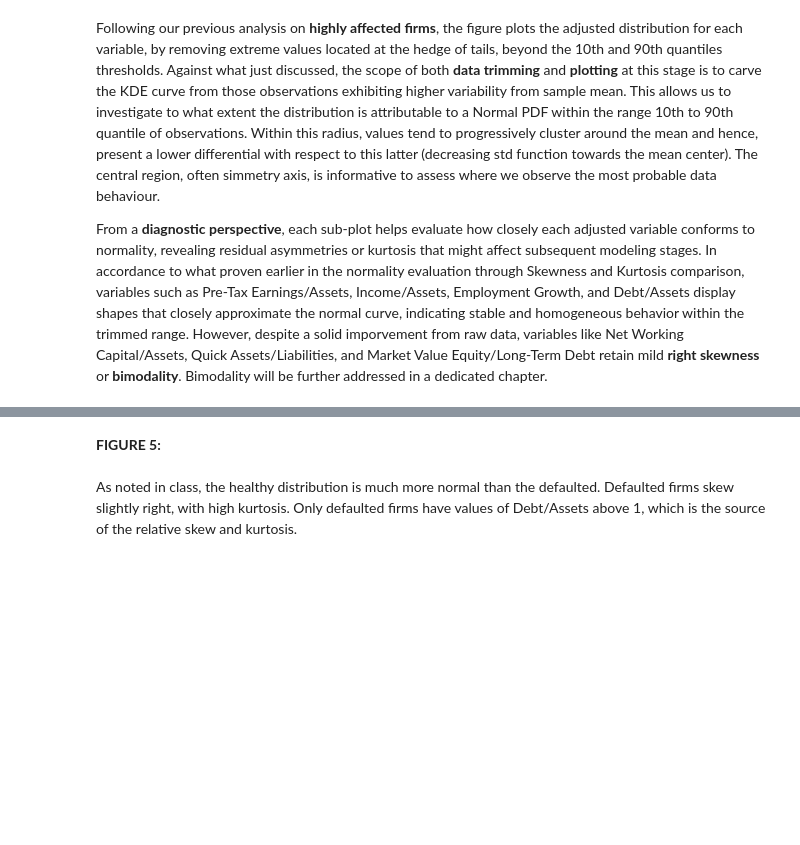
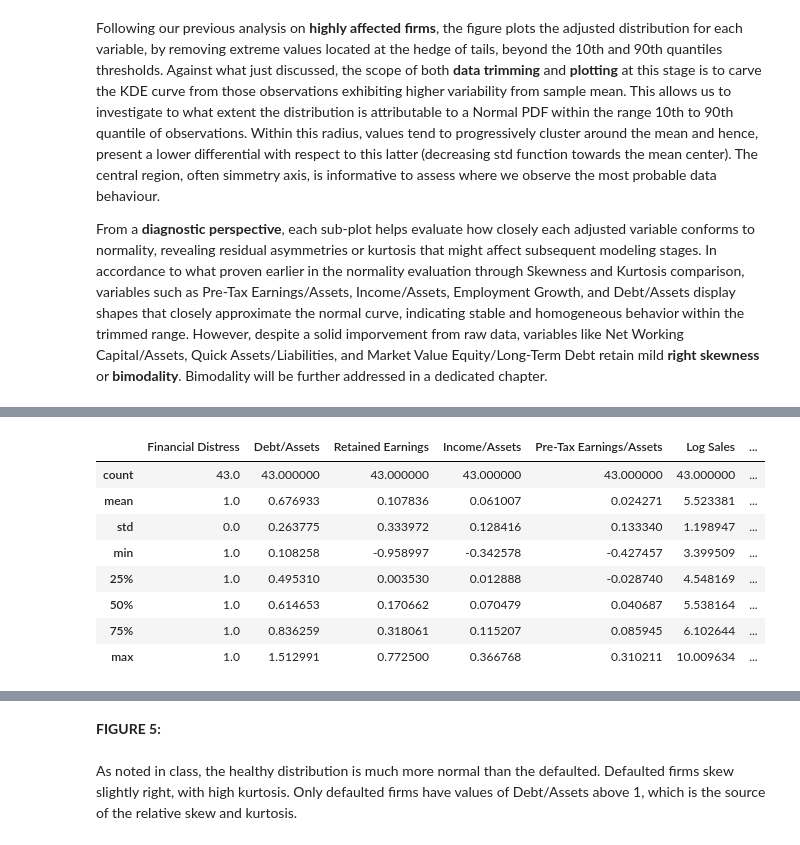
Before and after one commit to EliaLand/sorbonne_FE, a Jupyter notebook: scoring_and_econometrics/SE_assignment1_EliaLandini_codefile.ipynb, the cells around one changed output, grey strips where cells are left out. Cells and saved outputs as stored; diff of their text form; code cells hidden in the pictures; blank space fills up the shorter version.

```diff
--- a/scoring_and_econometrics/SE_assignment1_EliaLandini_codefile.ipynb
+++ b/scoring_and_econometrics/SE_assignment1_EliaLandini_codefile.ipynb
@@ -566,2 +579,15 @@ Taken together, these patterns reveal that financially distressed firms tend to
+# %%
+# Descriptive Statistics for Financial Distress Firms
+df_train_distress.describe()
+# %% [output]
+|  | Financial Distress | Debt/Assets | Retained Earnings | Income/Assets | Pre-Tax Earnings/Assets | Log Sales | ... |
+| count | 43.0 | 43.000000 | 43.000000 | 43.000000 | 43.000000 | 43.000000 | ... |
+| mean | 1.0 | 0.676933 | 0.107836 | 0.061007 | 0.024271 | 5.523381 | ... |
+| std | 0.0 | 0.263775 | 0.333972 | 0.128416 | 0.133340 | 1.198947 | ... |
+| min | 1.0 | 0.108258 | -0.958997 | -0.342578 | -0.427457 | 3.399509 | ... |
+| 25% | 1.0 | 0.495310 | 0.003530 | 0.012888 | -0.028740 | 4.548169 | ... |
+| 50% | 1.0 | 0.614653 | 0.170662 | 0.070479 | 0.040687 | 5.538164 | ... |
+| 75% | 1.0 | 0.836259 | 0.318061 | 0.115207 | 0.085945 | 6.102644 | ... |
+| max | 1.0 | 1.512991 | 0.772500 | 0.366768 | 0.310211 | 10.009634 | ... |
 # %%
 # Data Plotting (box-plot)
```
Also changed, not shown: parts of 10 cells of this notebook.
